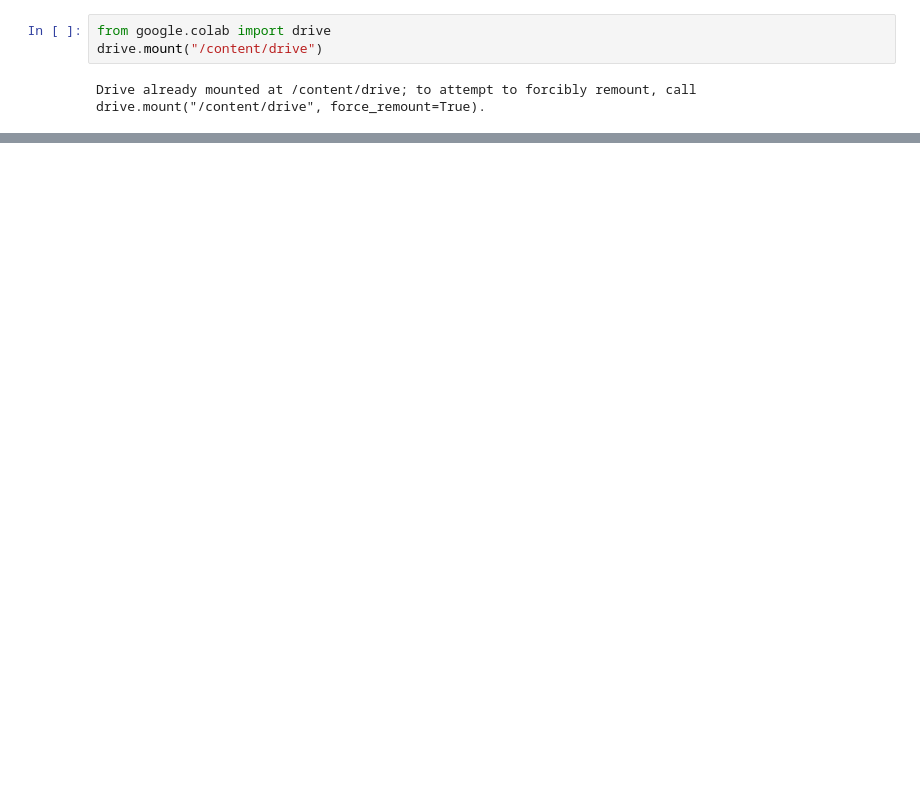
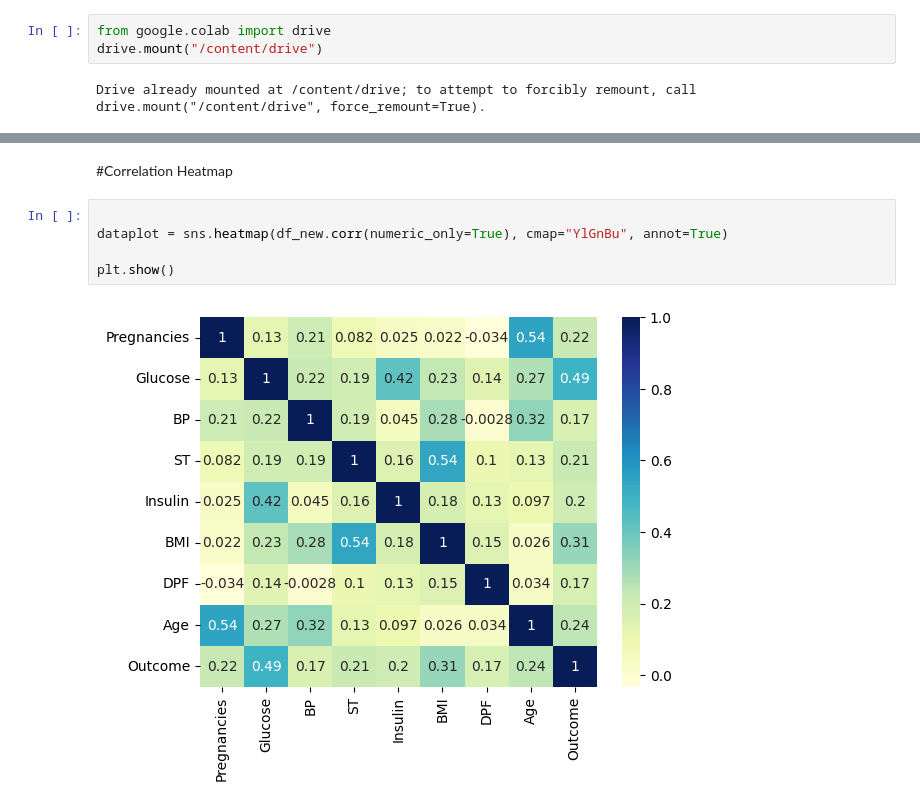
Before and after one commit to sfansaria/Diabetes_Prediction_Using_Classification, a Jupyter notebook: Diabetes_Prediction.ipynb, the cells around one changed output, grey strips where cells are left out. Cells and saved outputs as stored; diff of their text form; blank space fills up the shorter version.

```diff
--- a/Diabetes_Prediction.ipynb
+++ b/Diabetes_Prediction.ipynb
@@ -121,0 +168,9 @@ plt.show()
+# %% [markdown]
+#Correlation Heatmap
+# %%
+
+dataplot = sns.heatmap(df_new.corr(numeric_only=True), cmap="YlGnBu", annot=True)
+
+plt.show()
+# %% [output]
+[figure, added]
```
Also changed, not shown: parts of 55 cells of this notebook.
